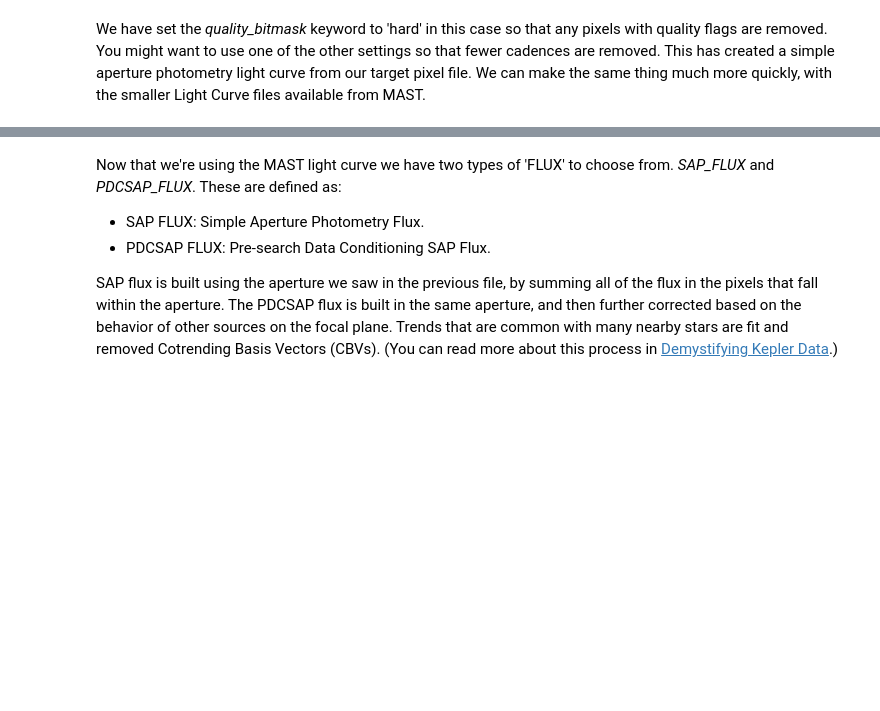
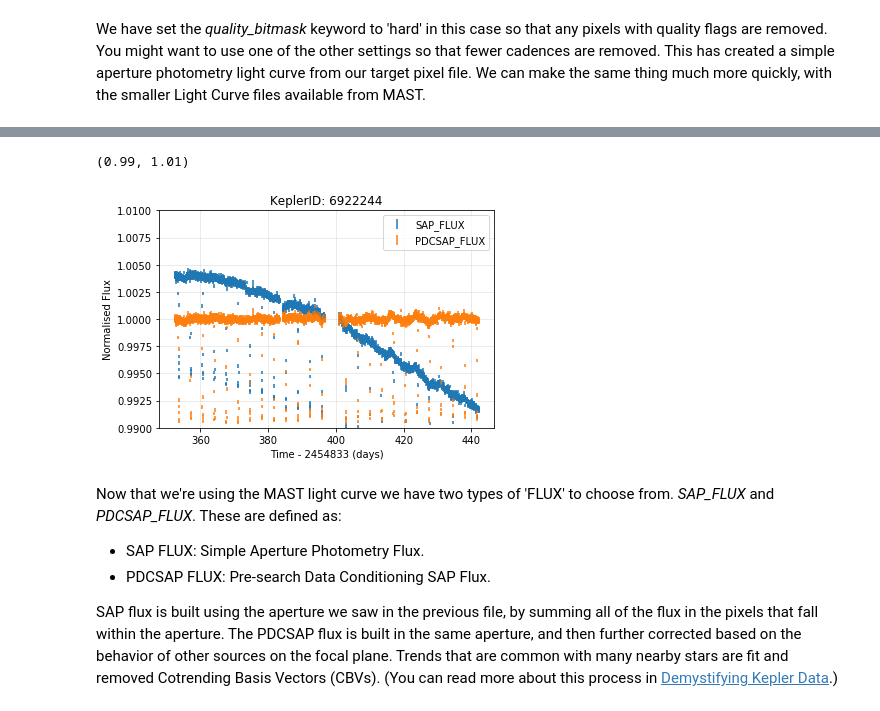
Before and after one commit to christinahedges/k2torials, a Jupyter notebook: notebooks/01.03-Investigating-LC-Files.ipynb, the cells around one changed output, grey strips where cells are left out. Cells and saved outputs as stored; diff of their text form; code cells hidden in the pictures; blank space fills up the shorter version.

```diff
--- a/notebooks/01.03-Investigating-LC-Files.ipynb
+++ b/notebooks/01.03-Investigating-LC-Files.ipynb
@@ -42,3 +43,10 @@ lc = lightcurve.KeplerLightCurveFile('data/kplr006922244-2010078095331_llc.fits'
+# %%
+fig,ax=plt.subplots(1)
+lc.plot(ax=ax,marker='.',ls='',ms=0.1)
+ax.set_ylim(0.99,1.01)
+# %% [output]
+(0.99, 1.01)
+[figure, added]
 # %% [markdown]
 Now that we're using the MAST light curve we have two types of 'FLUX' to choose from. *SAP_FLUX* and *PDCSAP_FLUX*. These are defined as:
 
```
Also changed, not shown: parts of 3 cells of this notebook, 1 other file.
